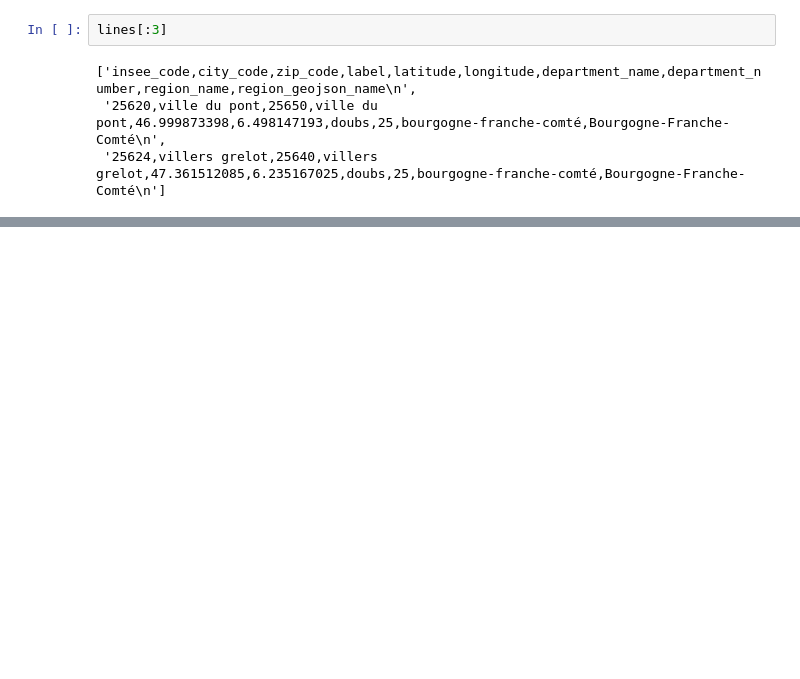
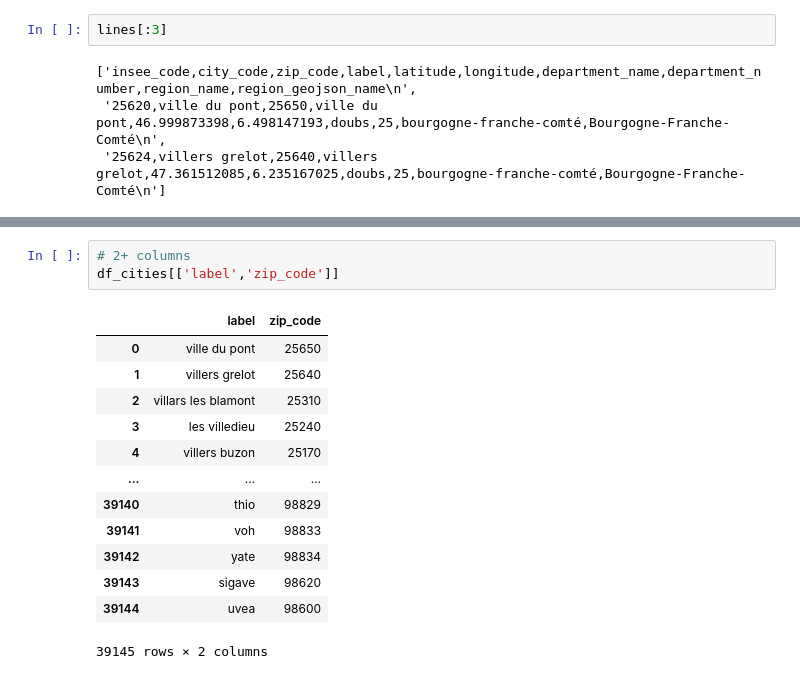
Before and after one commit to matthcol/python202406, a Jupyter notebook: FileOs/files.ipynb, the cells around one changed output, grey strips where cells are left out. Drawn from its saved outputs; the diff is of its cells as text; blank space fills up the shorter version.

```diff
--- a/FileOs/files.ipynb
+++ b/FileOs/files.ipynb
@@ -214,0 +337,17 @@ lines[:3]
+# %%
+# 2+ columns
+df_cities[['label','zip_code']]
+# %% [output]
+|  | label | zip_code |
+| 0 | ville du pont | 25650 |
+| 1 | villers grelot | 25640 |
+| 2 | villars les blamont | 25310 |
+| 3 | les villedieu | 25240 |
+| 4 | villers buzon | 25170 |
+| ... | ... | ... |
+| 39140 | thio | 98829 |
+| 39141 | voh | 98833 |
+| 39142 | yate | 98834 |
+| 39143 | sigave | 98620 |
+| 39144 | uvea | 98600 |
+39145 rows × 2 columns
```
Also changed, not shown: parts of 13 cells of this notebook.
